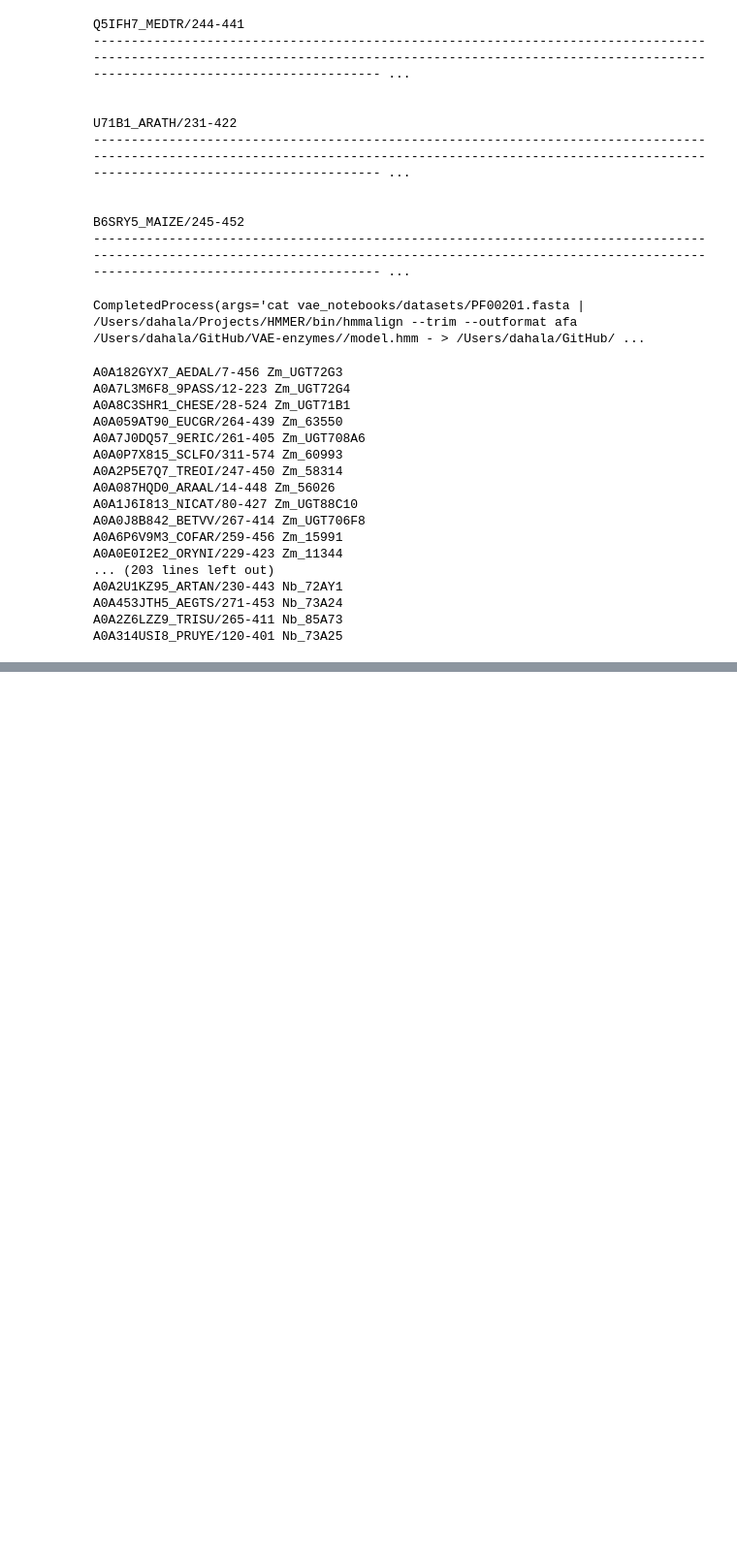
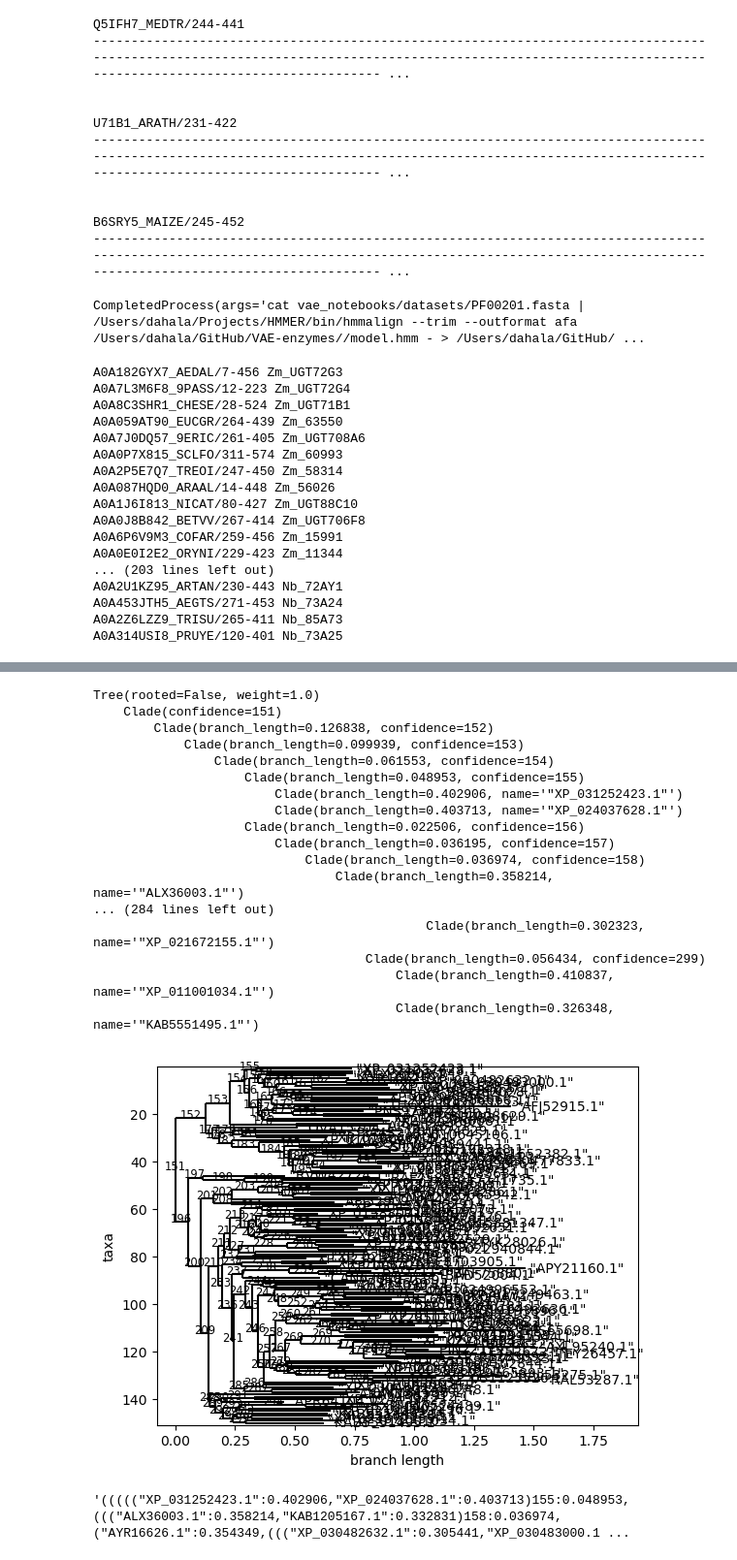
Before and after one commit to daha-la/VAE-enzymes, a Jupyter notebook: Analysis.ipynb, the cells around one changed output, grey strips where cells are left out. Shown at 97% size. Saved outputs shown, nothing was run; the diff lists cells and outputs as text; code cells hidden in the pictures; blank space fills up the shorter version.

```diff
--- a/Analysis.ipynb
+++ b/Analysis.ipynb
@@ -189,0 +225,29 @@ PFAM_UniProt_GT[['Entry', 'Organism','Gene Ontology (GO)', 'EC number', 'Protein
+# %%
+tree_str = str(np.loadtxt('FireProtASR_results/tree.tre',dtype=str))
+handle = StringIO(tree_str)
+tree = Phylo.read(handle, "newick")
+print(tree)
+Phylo.draw(tree)
+# %% [output]
+Tree(rooted=False, weight=1.0)
+    Clade(confidence=151)
+        Clade(branch_length=0.126838, confidence=152)
+            Clade(branch_length=0.099939, confidence=153)
+                Clade(branch_length=0.061553, confidence=154)
+                    Clade(branch_length=0.048953, confidence=155)
+                        Clade(branch_length=0.402906, name='"XP_031252423.1"')
+                        Clade(branch_length=0.403713, name='"XP_024037628.1"')
+                    Clade(branch_length=0.022506, confidence=156)
+                        Clade(branch_length=0.036195, confidence=157)
+                            Clade(branch_length=0.036974, confidence=158)
+                                Clade(branch_length=0.358214, name='"ALX36003.1"')
+... (284 lines left out)
+                                            Clade(branch_length=0.302323, name='"XP_021672155.1"')
+                                    Clade(branch_length=0.056434, confidence=299)
+                                        Clade(branch_length=0.410837, name='"XP_011001034.1"')
+                                        Clade(branch_length=0.326348, name='"KAB5551495.1"')
+[figure, added]
+# %%
+tree_str
+# %% [output]
+'((((("XP_031252423.1":0.402906,"XP_024037628.1":0.403713)155:0.048953,((("ALX36003.1":0.358214,"KAB1205167.1":0.332831)158:0.036974,("AYR16626.1":0.354349,((("XP_030482632.1":0.305441,"XP_030483000.1 ...
```
Also changed, not shown: parts of 12 cells of this notebook, 10 other files.
